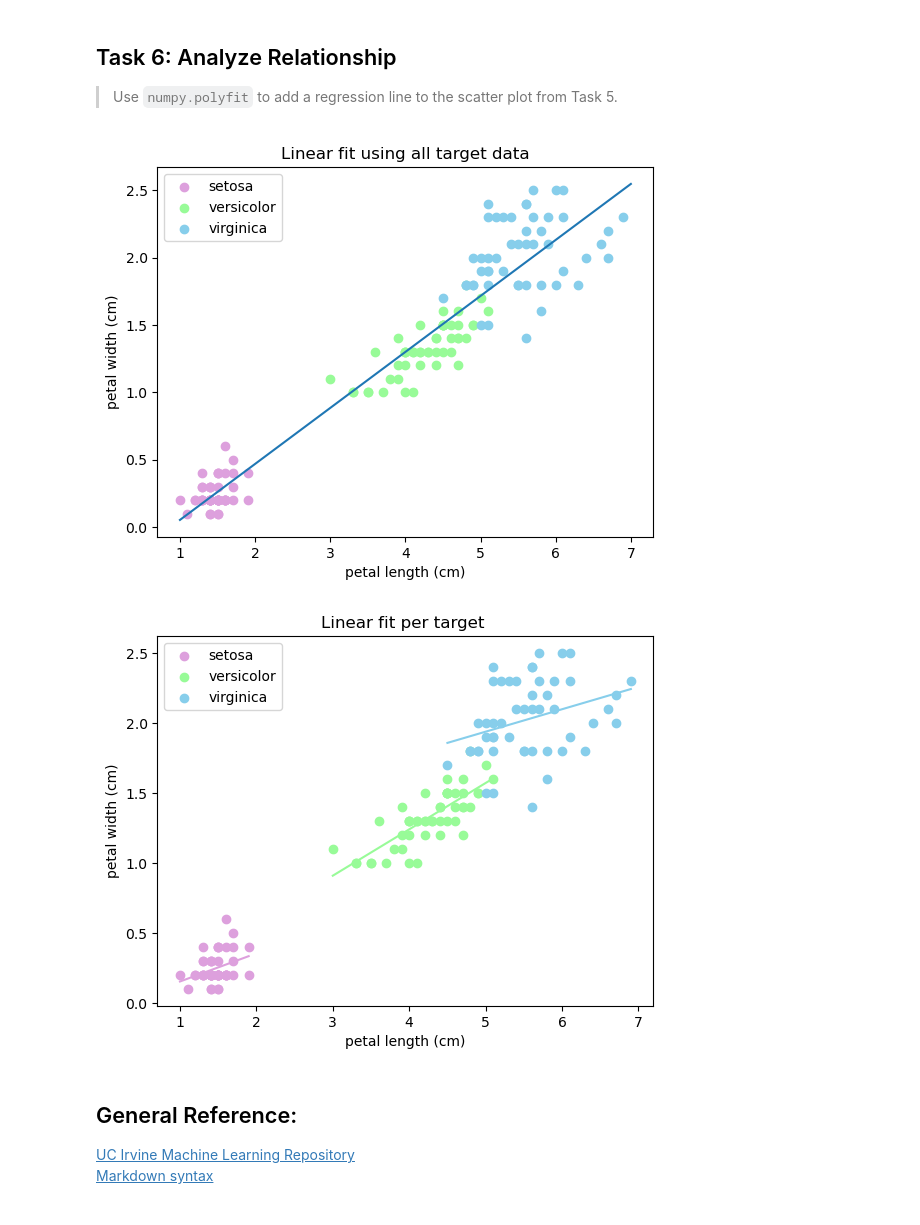
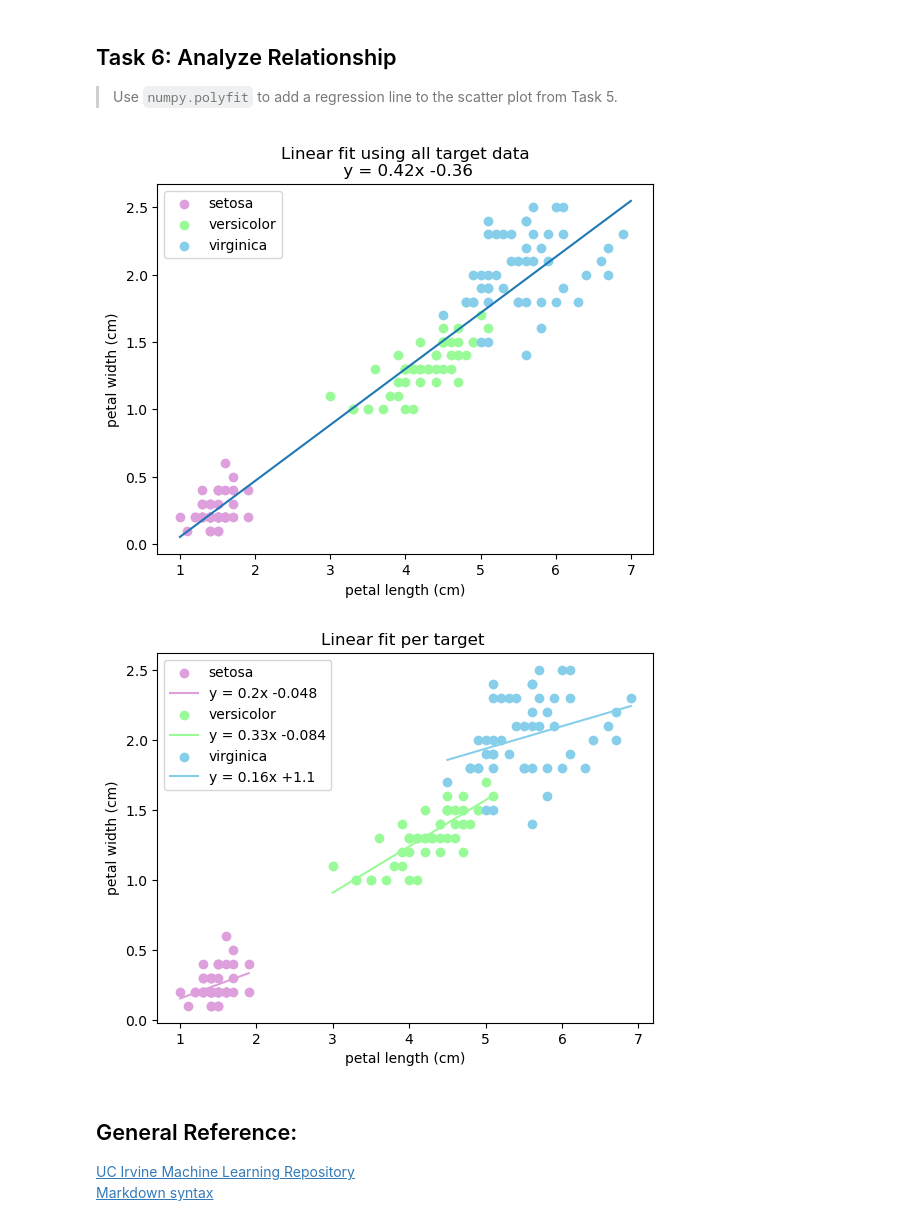
Before and after one commit to SuColl/principles_of_data_analytics, a Jupyter notebook: tasks.ipynb, the cells around one changed output. Drawn from its saved outputs; the diff is of its cells as text; code cells hidden in the pictures.

Commit message:
(task07) Add linfit equations as text to scatter plots

```diff
--- a/tasks.ipynb
+++ b/tasks.ipynb
@@ -253,7 +253,7 @@ plt.subplots(2, 2, layout = "constrained")
 # in a different colour.
 # Color names from
 # https://htmlcolorcodes.com/color-names/
-hist_colours = ["plum", "palegreen", "skyblue"]
+target_colours = ["plum", "palegreen", "skyblue"]
 
 
 # For each feature, by index (i.e. feature will range from 0 to 3)
@@ -275,7 +275,7 @@ for feature in range(0,n_features):
         plt.hist(
             dataset.data[dataset.target==species,feature],
             bins = nbins,
-            color = hist_colours[species],
+            color = target_colours[species],
             linewidth=0.5,
             edgecolor="black",
             alpha = 0.5,
@@ -313,7 +313,7 @@ for species in range(n_targets):
     plt.scatter(
         dataset.data[dataset.target==species,x],
         dataset.data[dataset.target==species,y],
-        color = hist_colours[species],
+        color = target_colours[species],
         label = dataset.target_names[species]
     )
 
@@ -328,33 +328,38 @@ plt.legend();
 # %%
 # Calculate the coefficients of a linear fit to the scatter plot above
 # using data from all targets
 # Documentation for numpy.polyfit:
 # https://numpy.org/doc/stable/reference/generated/numpy.polyfit.html
 slope, intercept = np.polyfit(dataset.data[:,2], dataset.data[:,3], 1)
 
 # Generate a range of x-values and calculate the  corresponding y-values
 # using the linear fit
 linfit_x_values = np.arange(1,7,0.001)
 linfit_y_values = (linfit_x_values * slope) + intercept
 
 # Copied from previous code cell for scatter plots
 for species in range(n_targets):
     plt.scatter(
         dataset.data[dataset.target==species,x],
         dataset.data[dataset.target==species,y],
-        color = hist_colours[species],
+        color = target_colours[species],
         label = dataset.target_names[species]
     )
 plt.xlabel(dataset.feature_names[x])
 plt.ylabel(dataset.feature_names[y])
 
 plt.legend();
 
 # Plot the linear fit calculated above
 plt.plot(linfit_x_values, linfit_y_values)
-plt.title("Linear fit using all target data");
+
+# add linear fit equation to the title - note the string format for the
+# intercept displays the + or - sign whether the value of the intercept is
+# positive or negative, so I don't need to have the sign as a string literal.
+# (from https://docs.python.org/3/library/string.html#formatspec)
+plt.title(f"Linear fit using all target data\n y = {slope:.2}x {intercept:+.2}");
 # %% [output]
-[figure, old version]
+[figure, new version]
 # %%
 
 # Calculate the coefficients of a linear fit to the scatter plot above
@@ -389,13 +394,18 @@ for species in range(n_targets):
     plt.scatter(
         dataset.data[dataset.target==species,x],
         dataset.data[dataset.target==species,y],
-        color = hist_colours[species],
+        color = target_colours[species],
         label = dataset.target_names[species]
     )
 
     # plot the linear fit in the same colour as this target's
     # scatter plot
-    plt.plot(linfit_x_values, linfit_y_values, color = hist_colours[species])
+    plt.plot(
+        linfit_x_values,
+        linfit_y_values,
+        color = target_colours[species],
+        label = f"y = {slope:.2}x {intercept:+.2}"
+    )
 
 plt.xlabel(dataset.feature_names[x])
 plt.ylabel(dataset.feature_names[y])
@@ -404,7 +414,7 @@ plt.legend();
 
 plt.title("Linear fit per target ");
 # %% [output]
-[figure, old version]
+[figure, new version]
 # %% [markdown]
 ## General Reference:
 [UC Irvine Machine Learning Repository](https://archive.ics.uci.edu/datasets)
```
